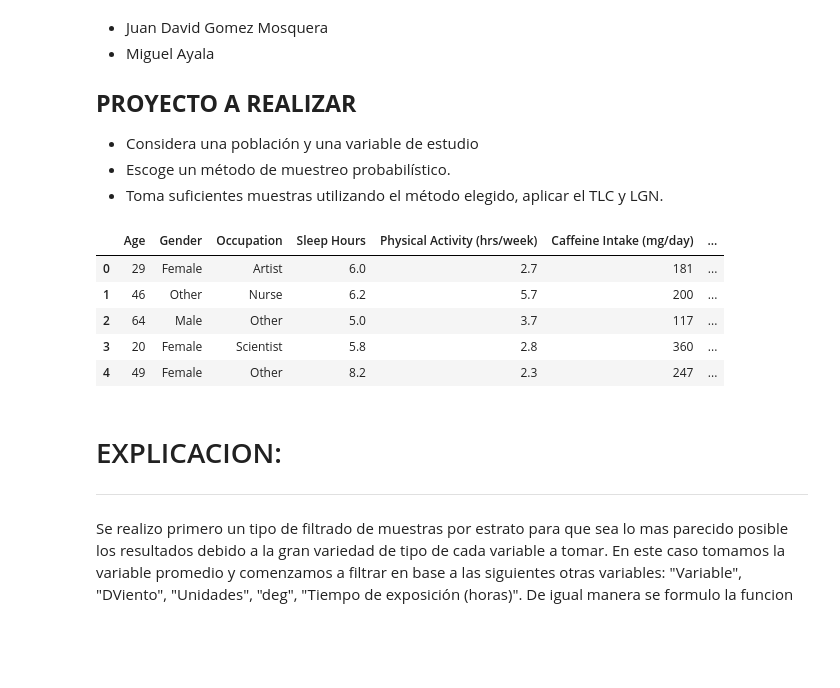
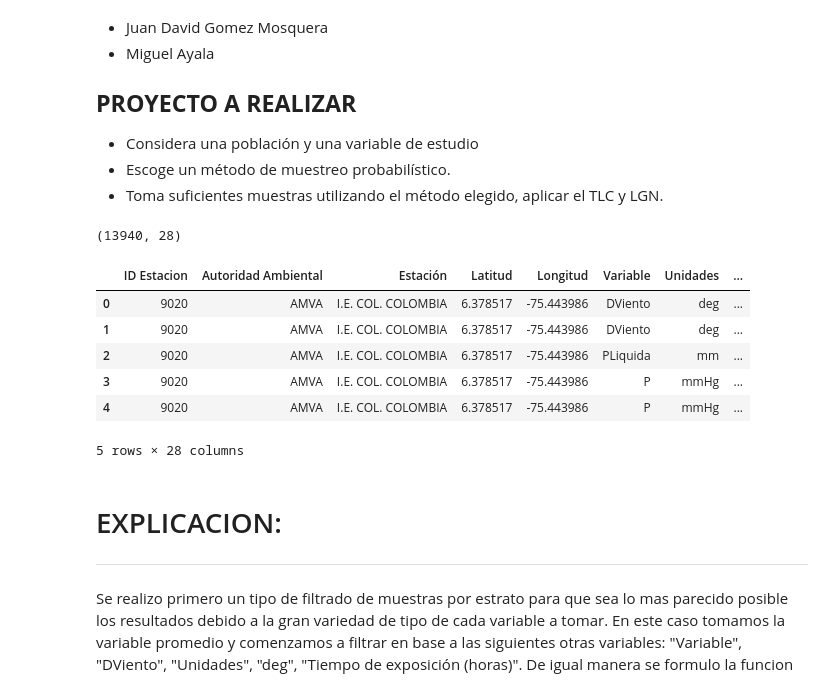
Before and after one commit to mick2332-q/Estadistica-II, a Jupyter notebook: Untitled0.ipynb, the cells around one changed output. Saved outputs shown, nothing was run; the diff lists cells and outputs as text; code cells hidden in the pictures; blank space fills up the shorter version.

Commit message:
Modificacion dataset

```diff
--- a/Untitled0.ipynb
+++ b/Untitled0.ipynb
@@ -17,17 +17,19 @@ import pandas as pd
 import numpy as np
 import matplotlib.pyplot as plt
 # %%
-url= 'https://raw.githubusercontent.com/mick2332-q/Estadistica-II/main/enhanced_anxiety_dataset.csv'
+url= 'https://raw.githubusercontent.com/mick2332-q/Estadistica-II/main/calidad.csv'
 cs= pd.read_csv(url)
 print(cs.shape)
 cs.head()
 # %% [output]
+(13940, 28)
-|  | Age | Gender | Occupation | Sleep Hours | Physical Activity (hrs/week) | Caffeine Intake (mg/day) | ... |
-| 0 | 29 | Female | Artist | 6.0 | 2.7 | 181 | ... |
-| 1 | 46 | Other | Nurse | 6.2 | 5.7 | 200 | ... |
-| 2 | 64 | Male | Other | 5.0 | 3.7 | 117 | ... |
-| 3 | 20 | Female | Scientist | 5.8 | 2.8 | 360 | ... |
-| 4 | 49 | Female | Other | 8.2 | 2.3 | 247 | ... |
+|  | ID Estacion | Autoridad Ambiental | Estación | Latitud | Longitud | Variable | Unidades | ... |
+| 0 | 9020 | AMVA | I.E. COL. COLOMBIA | 6.378517 | -75.443986 | DViento | deg | ... |
+| 1 | 9020 | AMVA | I.E. COL. COLOMBIA | 6.378517 | -75.443986 | DViento | deg | ... |
+| 2 | 9020 | AMVA | I.E. COL. COLOMBIA | 6.378517 | -75.443986 | PLiquida | mm | ... |
+| 3 | 9020 | AMVA | I.E. COL. COLOMBIA | 6.378517 | -75.443986 | P | mmHg | ... |
+| 4 | 9020 | AMVA | I.E. COL. COLOMBIA | 6.378517 | -75.443986 | P | mmHg | ... |
+5 rows × 28 columns
 # %%
 #Realizar una sola funcion que pida los pratametro de filtro y que calcule las demas celdas que ya realizamos y hacer la ley de los grandes numeros
 # %% [markdown]
```
Also changed, not shown: parts of 4 cells of this notebook.
